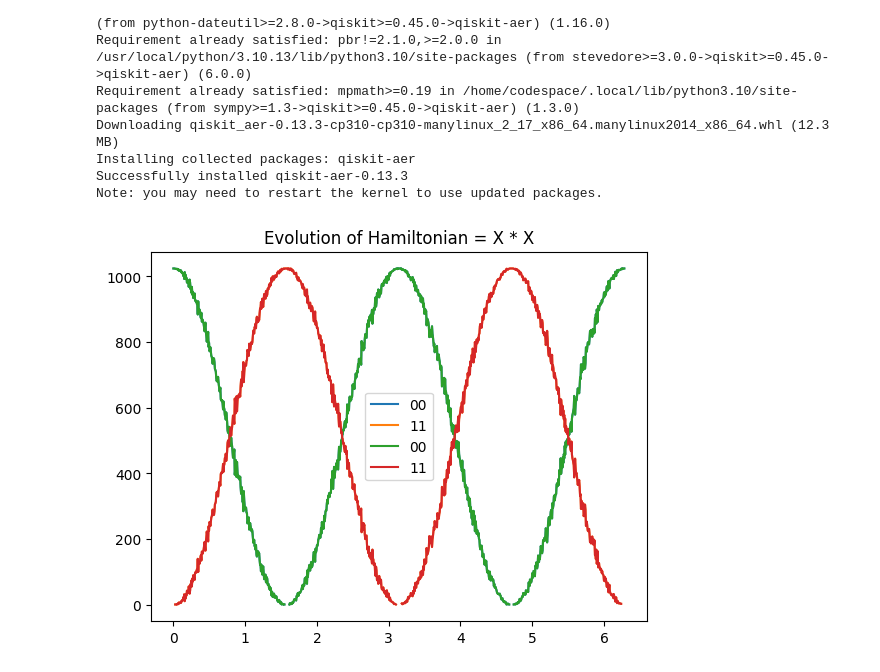
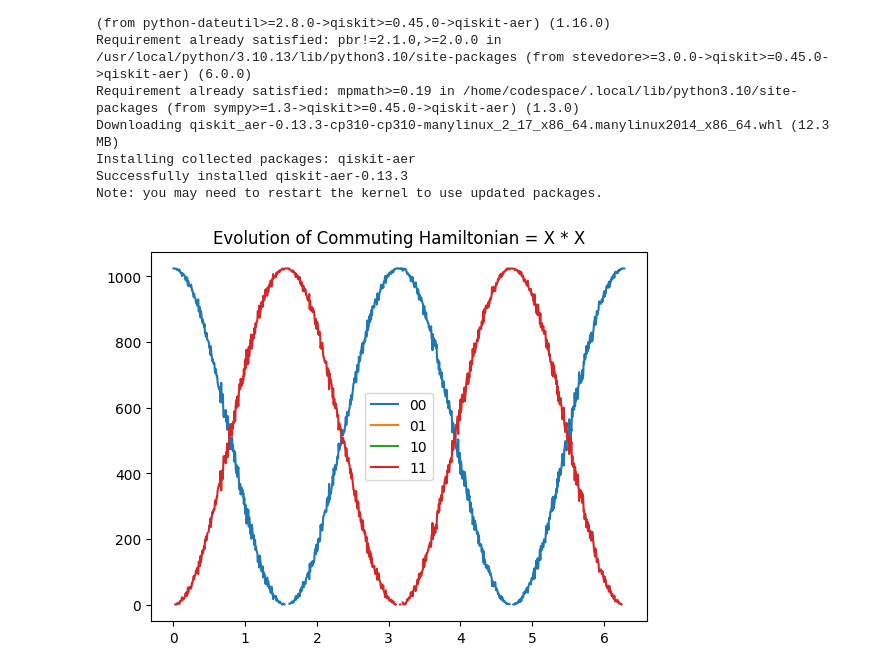
Before and after one commit to sarahstrong0/hamiltonian-simulation, a Jupyter notebook: hamiltonian-simulation.ipynb, the cells around one changed output. Saved outputs shown, nothing was run; the diff lists cells and outputs as text; code cells hidden in the pictures.

```diff
--- a/hamiltonian-simulation.ipynb
+++ b/hamiltonian-simulation.ipynb
@@ -46,15 +46,16 @@ import qiskit.quantum_info as qi
 from qiskit.visualization import plot_histogram
 import matplotlib.pyplot as plt
 # %%
+# H = XX
 def simulate_hamiltonian_X_X(t):
-    a = 1
-
     qc = QuantumCircuit(2,2)
 
+    # use diagonalized implementation of H = XX = HH ZZ HH
+    # rotation for exponentiated ZZ
     qc.h(0)
     qc.h(1)
     qc.cx(0,1)
-    qc.rz(2 * a * t, 1)
+    qc.rz(2 * t, 1)
     qc.cx(0,1)
     qc.h(0)
     qc.h(1)
@@ -64,39 +65,36 @@ def simulate_hamiltonian_X_X(t):
 
     qc.draw()
 
     simulator = Aer.get_backend('qasm_simulator')
 
     circ = transpile(qc, simulator)
     result = simulator.run(circ).result()
-    # counts = result.get_counts()
-    # plot_histogram(counts)
 
     return result
 
+# store results for plotting
 counts_00 = []
 counts_01 = []
 counts_10 = []
 counts_11 = []
 
+# show time evolution of Hamiltonian from 0 to 2pi
 times = np.linspace(0, 2 * np.pi, 1000)
 for t in times:
     result = simulate_hamiltonian_X_X(t)
 
     counts_00.append(result.get_counts().get('00'))
     counts_01.append(result.get_counts().get('01'))
     counts_10.append(result.get_counts().get('10'))
     counts_11.append(result.get_counts().get('11'))
 
 plt.figure()
 plt.plot(times, counts_00, label='00')
-plt.plot(times, counts_11, label='11')
-plt.plot(times, counts_00, label='00')
+plt.plot(times, counts_01, label='01')
+plt.plot(times, counts_10, label='10')
 plt.plot(times, counts_11, label='11')
 plt.legend()
-plt.title("Evolution of Hamiltonian = X * X")
+plt.title("Evolution of Commuting Hamiltonian = X * X")
 plt.show()
-
-# op = qi.Operator(circ)
-# print(np.array(op).real)
 # %% [output]
-[figure, old version]
+[figure, new version]
```
Also changed, not shown: parts of 1 cell of this notebook.
